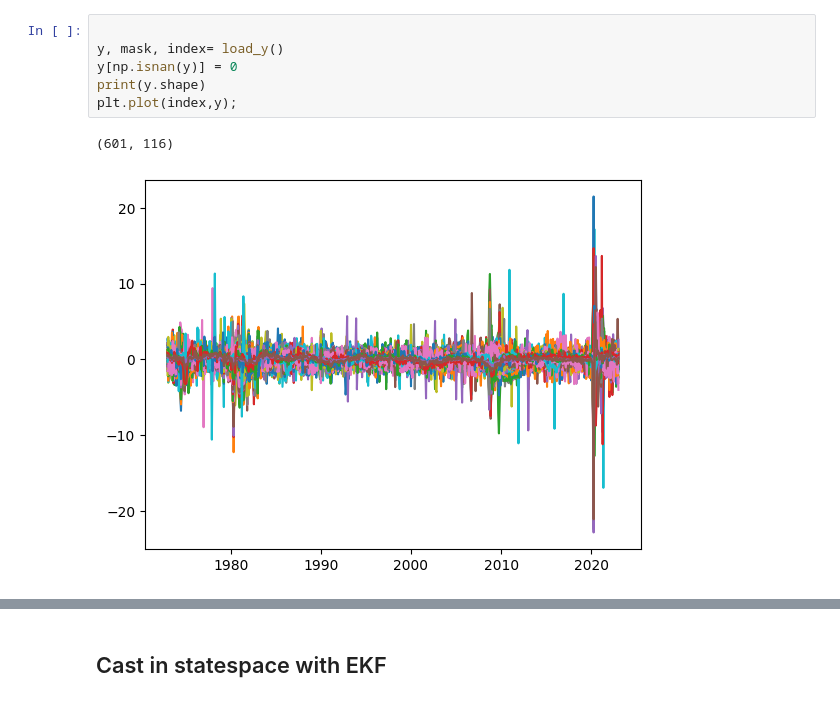
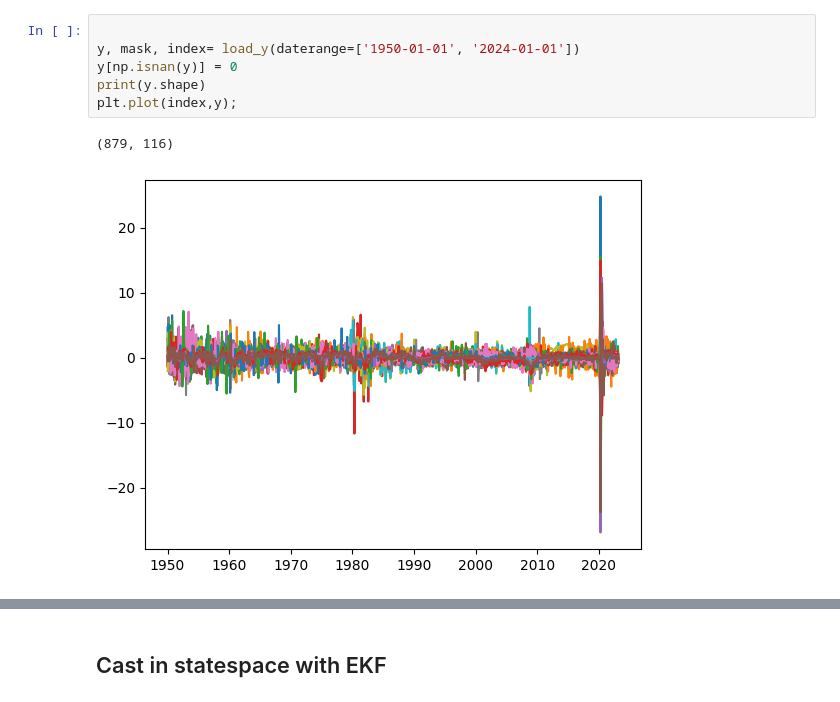
Before and after one commit to julianvanmeggelen/Thesis, a Jupyter notebook: Empirical/fredmd.ipynb, the cells around one changed output, grey strips where cells are left out. Saved outputs shown, nothing was run; the diff lists cells and outputs as text.

```diff
--- a/Empirical/fredmd.ipynb
+++ b/Empirical/fredmd.ipynb
@@ -29,12 +26,12 @@ The autoreload extension is already loaded. To reload it, use:
 # %%
 
-y, mask, index= load_y()
+y, mask, index= load_y(daterange=['1950-01-01', '2024-01-01'])
 y[np.isnan(y)] = 0
 print(y.shape)
 plt.plot(index,y);
 # %% [output]
-(601, 116)
+(879, 116)
-[figure, old version]
+[figure, new version]
 # %%
 cfg = mlc.ConfigDict()
 cfg.factor_dim = 5
```
Also changed, not shown: parts of 17 cells of this notebook, 11 other files.
